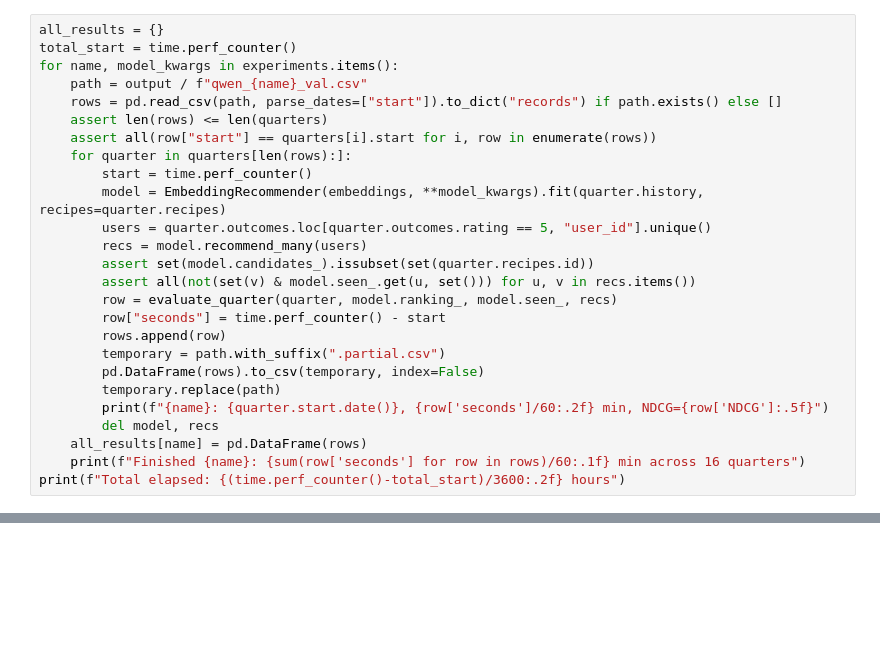
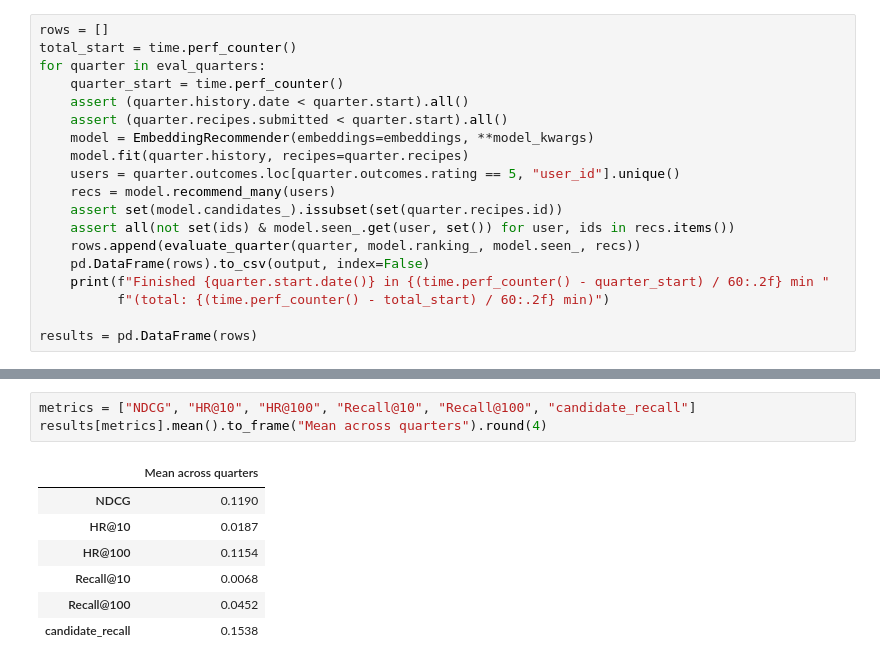
Before and after one commit to mihikabairathi/ml_in_practice_project, a Jupyter notebook: notebooks/rolling_embedding.ipynb, the cells around one changed output, grey strips where cells are left out. Saved outputs shown, nothing was run; the diff lists cells and outputs as text; blank space fills up the shorter version.

```diff
--- a/notebooks/rolling_embedding.ipynb
+++ b/notebooks/rolling_embedding.ipynb
@@ -115,26 +47,19 @@ Each setting uses a fresh model at each cutoff. Checkpoints are saved after each
 # %%
-all_results = {}
+rows = []
 total_start = time.perf_counter()
-for name, model_kwargs in experiments.items():
-    path = output / f"qwen_{name}_val.csv"
-    rows = pd.read_csv(path, parse_dates=["start"]).to_dict("records") if path.exists() else []
-    assert len(rows) <= len(quarters)
-    assert all(row["start"] == quarters[i].start for i, row in enumerate(rows))
-    for quarter in quarters[len(rows):]:
-        start = time.perf_counter()
-        model = EmbeddingRecommender(embeddings, **model_kwargs).fit(quarter.history, recipes=quarter.recipes)
-        users = quarter.outcomes.loc[quarter.outcomes.rating == 5, "user_id"].unique()
-        recs = model.recommend_many(users)
-        assert set(model.candidates_).issubset(set(quarter.recipes.id))
-        assert all(not(set(v) & model.seen_.get(u, set())) for u, v in recs.items())
-        row = evaluate_quarter(quarter, model.ranking_, model.seen_, recs)
-        row["seconds"] = time.perf_counter() - start
-        rows.append(row)
-        temporary = path.with_suffix(".partial.csv")
-        pd.DataFrame(rows).to_csv(temporary, index=False)
-        temporary.replace(path)
-        print(f"{name}: {quarter.start.date()}, {row['seconds']/60:.2f} min, NDCG={row['NDCG']:.5f}")
-        del model, recs
-    all_results[name] = pd.DataFrame(rows)
-    print(f"Finished {name}: {sum(row['seconds'] for row in rows)/60:.1f} min across 16 quarters")
-print(f"Total elapsed: {(time.perf_counter()-total_start)/3600:.2f} hours")
+for quarter in eval_quarters:
+    quarter_start = time.perf_counter()
+    assert (quarter.history.date < quarter.start).all()
+    assert (quarter.recipes.submitted < quarter.start).all()
+    model = EmbeddingRecommender(embeddings=embeddings, **model_kwargs)
+    model.fit(quarter.history, recipes=quarter.recipes)
+    users = quarter.outcomes.loc[quarter.outcomes.rating == 5, "user_id"].unique()
+    recs = model.recommend_many(users)
+    assert set(model.candidates_).issubset(set(quarter.recipes.id))
+    assert all(not set(ids) & model.seen_.get(user, set()) for user, ids in recs.items())
+    rows.append(evaluate_quarter(quarter, model.ranking_, model.seen_, recs))
+    pd.DataFrame(rows).to_csv(output, index=False)
+    print(f"Finished {quarter.start.date()} in {(time.perf_counter() - quarter_start) / 60:.2f} min "
+          f"(total: {(time.perf_counter() - total_start) / 60:.2f} min)")
+
+results = pd.DataFrame(rows)
@@ -194,0 +88,11 @@ if not diagnostics.empty:
+# %%
+metrics = ["NDCG", "HR@10", "HR@100", "Recall@10", "Recall@100", "candidate_recall"]
+results[metrics].mean().to_frame("Mean across quarters").round(4)
+# %% [output]
+|  | Mean across quarters |
+| NDCG | 0.1190 |
+| HR@10 | 0.0187 |
+| HR@100 | 0.1154 |
+| Recall@10 | 0.0068 |
+| Recall@100 | 0.0452 |
+| candidate_recall | 0.1538 |
```
Also changed, not shown: parts of 18 cells of this notebook, 5 other files.
